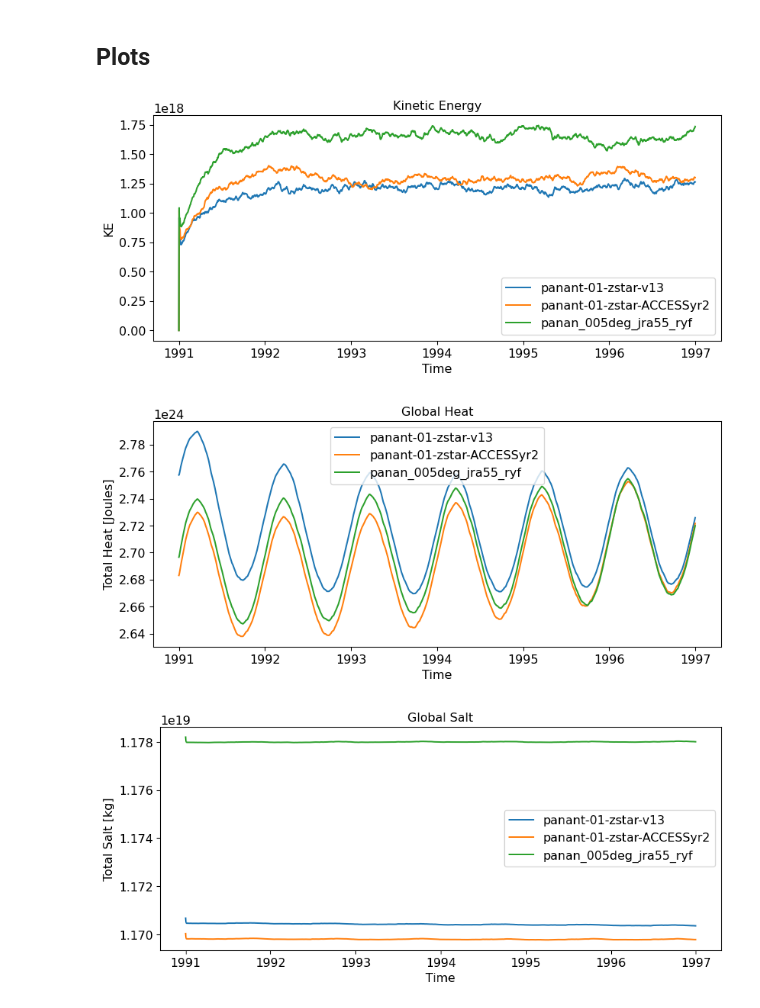
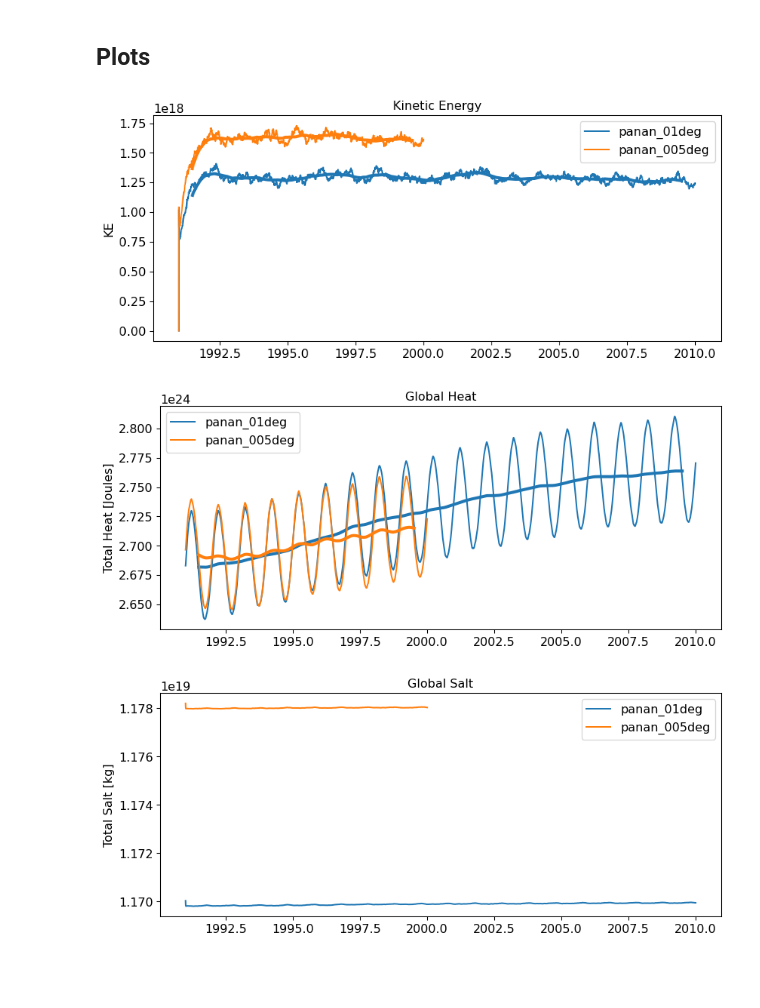
Before and after one commit to schmidt-christina/mom6_comparison, a Jupyter notebook: MOM6-005_assessment_timeseries.ipynb, the cells around one changed output. Cells and saved outputs as stored; diff of their text form; code cells hidden in the pictures; blank space fills up the shorter version.

Commit message:
use new panan-01 and panan-005 runs

```diff
--- a/MOM6-005_assessment_timeseries.ipynb
+++ b/MOM6-005_assessment_timeseries.ipynb
@@ -38,20 +37,17 @@ client
 # %% [markdown]
 ## Load data
 # %%
-session = cc.database.create_session()
-session_005 = cc.database.create_session(
-    'panan_005deg_jra55_ryf.db')
-path_output_SWMT = '/g/data/e14/cs6673/mom6_comparison/data_DSW/'
+path_output_DSW = '/g/data/e14/cs6673/mom6_comparison/data_DSW/'
 start_time = '1991-01-01'
-end_time = '1997-12-31'
+end_time = '2010-12-31'
 # %%
 exptdict = OrderedDict([
-    ('pa_z_v13', # 1/10th panantarctic zstar run with ACCESS-OM2-01 year 200 IC + BF
-     {'expt': 'panant-01-zstar-v13'}),
-    ('pa_z_yr2', # 1/10th panantarctic zstar run with ACCESS-OM2-01 year 2 IC + BF
-     {'expt': 'panant-01-zstar-ACCESSyr2'}),
-    ('pa_z_005', # 1/20th panantarctic zstar run with ACCESS-OM2-01 year 2 IC + BF
-     {'expt': 'panan_005deg_jra55_ryf'})
+    ('panan_01deg', # 1/10th panantarctic zstar run
+     {'expt': 'panan-01-test-oldparams',
+      'expt_name': 'panan_01deg_jra55_ryf'}),
+    ('panan_005deg', # 1/20th panantarctic zstar run
+     {'expt': 'panan_005deg_jra55_ryf_2023_05_17',
+      'expt_name': 'panan_005deg_jra55_ryf'})
 ])
 # %%
 DSW_region = {
@@ -240,41 +259,52 @@ ds.to_netcdf(
 # %% [markdown]
 ## Plots
+# %%
+col = ['tab:blue', 'tab:orange']
 # %%
 fig = plt.figure(figsize=(10, 4))
 
-for i, ekey in enumerate(ekeys[:3]):
+for i, ekey in enumerate(ekeys):
     e = exptdict[ekey]
-    e['KE'].plot(label=e['expt'])
+    e['KE'].plot(label=ekey)
+    e['KE'].rolling(Time=365, center=True).mean().plot(
+        color=col[i], linewidth=3)
 plt.legend()
+plt.xlabel('')
 plt.title('Kinetic Energy')
 
 plt.show()
 # %% [output]
-[figure, old version]
+[figure, new version]
 # %%
 fig = plt.figure(figsize=(10, 4))
 
-for i, ekey in enumerate(ekeys[:3]):
+for i, ekey in enumerate(ekeys):
     e = exptdict[ekey]
-    e['Heat'].plot(label=e['expt'])
+    e['Heat'].plot(label=ekey)
+    e['Heat'].rolling(Time=365, center=True).mean().plot(
+        color=col[i], linewidth=3)
 plt.legend()
+plt.xlabel('')
 plt.title('Global Heat')
 
 plt.show()
 # %% [output]
-[figure, old version]
+[figure, new version]
 # %%
 fig = plt.figure(figsize=(10, 4))
 
-for i, ekey in enumerate(ekeys[:3]):
+for i, ekey in enumerate(ekeys):
     e = exptdict[ekey]
-    e['Salt'].plot(label=e['expt'])
+    e['Salt'].plot(label=ekey)
+    # e['Salt'].rolling(Time=365, center=True).mean().plot(
+    #     color=col[i], linewidth=3)
 plt.legend()
+plt.xlabel('')
 plt.title('Global Salt')
 
 plt.show()
 # %% [output]
-[figure, old version]
+[figure, new version]
 # %%
 fig = plt.figure(figsize=(10, 4))
 
```
Also changed, not shown: parts of 33 cells of this notebook.
